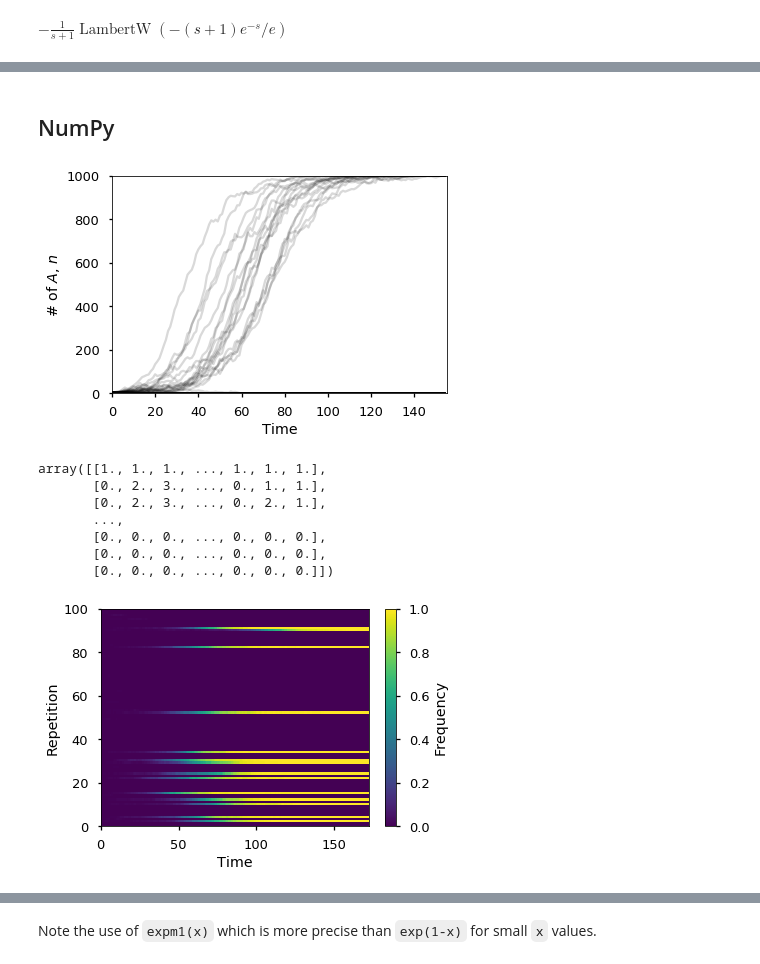
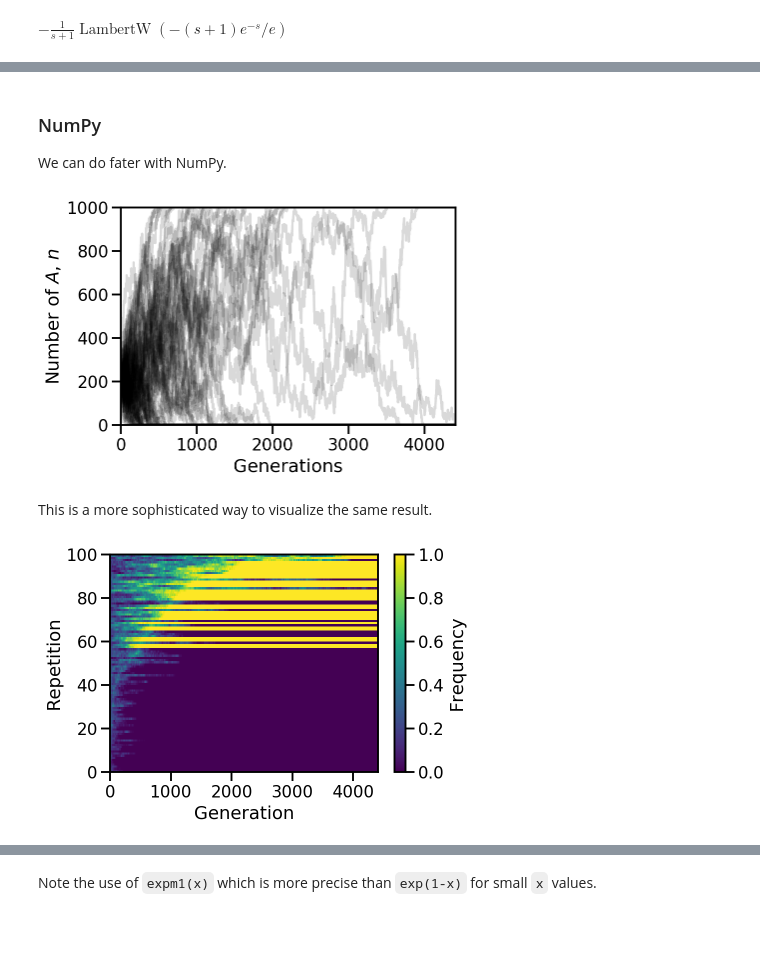
Before and after one commit to yoavram/SciComPy, a Jupyter notebook: notebooks/population-genetics.ipynb, the cells around one changed output, grey strips where cells are left out. Cells and saved outputs as stored; diff of their text form; code cells hidden in the pictures; blank space fills up the shorter version.

```diff
--- a/notebooks/population-genetics.ipynb
+++ b/notebooks/population-genetics.ipynb
@@ -202,6 +232,7 @@ We can find a solution with sympy:
 # %%
-p, s = sympy.symbols('p s')
-sol = sympy.solve(p-sympy.exp(-(1-p)*(1+s)), p)[0]
+ploss, s = sympy.symbols('p_{loss} s')
+eq = ploss - sympy.exp(-(1 - ploss) * (1 + s))
+sol = sympy.solve(eq, ploss)[0]
 
 Latex(sympy.latex(sol, mode='inline'))
 # %% [output]
@@ -306,11 +356,16 @@ def simulation_np(n0, N, s, buflen=1000):
 
     return n[:t+1].copy()
 
-n0, N, s = 200, 1000, 0.01
+
+n0 = 200
+N = 1000
+s = 0.001
+
 n = simulation_np(n0, N, s)
+
 plt.plot(n)
-plt.xlabel('Time')
-plt.ylabel('# of $A$, $n$')
+plt.xlabel('Generations')
+plt.ylabel('Number of $A$, $n$')
 plt.ylim(0, N)
 plt.xlim(0, len(n));
 # %% [output]
@@ -353,5 +410,7 @@ plt.xlim(0, max(len(n_) for n_ in n));
-# %% [markdown]
-## NumPy
+# %% [markdown]
+### NumPy
+
+We can do fater with NumPy.
 # %%
 def simulations_np(n0, N, s, repetitions=10, buflen=1000):
     n = np.zeros((buflen, repetitions))
@@ -371,29 +430,22 @@ def simulations_np(n0, N, s, repetitions=10, buflen=1000):
 
 n = simulations_np(n0, N, s, 100)
 plt.plot(n, 'k', alpha=0.15)
-plt.xlabel('Time')
-plt.ylabel('# of $A$, $n$')
+plt.xlabel('Generations')
+plt.ylabel('Number of $A$, $n$')
 plt.ylim(0, N)
 plt.xlim(0, n.shape[0]);
 # %% [output]
-[figure, old version]
+[figure, new version]
-# %%
-n
-# %% [output]
-array([[1., 1., 1., ..., 1., 1., 1.],
-       [0., 2., 3., ..., 0., 1., 1.],
-       [0., 2., 3., ..., 0., 2., 1.],
-       ...,
-       [0., 0., 0., ..., 0., 0., 0.],
-       [0., 0., 0., ..., 0., 0., 0.],
-       [0., 0., 0., ..., 0., 0., 0.]])
+# %% [markdown]
+This is a more sophisticated way to visualize the same result.
 # %%
-plt.pcolormesh(n.T/1000)
+idx = n.argmax(axis=0).argsort()
+plt.pcolormesh(n[:, idx].T / N)
 plt.colorbar(label='Frequency')
-plt.xlabel('Time')
+plt.xlabel('Generation')
 plt.ylabel('Repetition');
 # %% [output]
-[figure, old version]
+[figure, new version]
 # %%
 %timeit simulations_np(n0=200, N=1000, s=0.1, repetitions=1000)
 %timeit simulations_np(n0=2000, N=10000, s=0.01, repetitions=1000)
```
Also changed, not shown: parts of 70 cells of this notebook.
